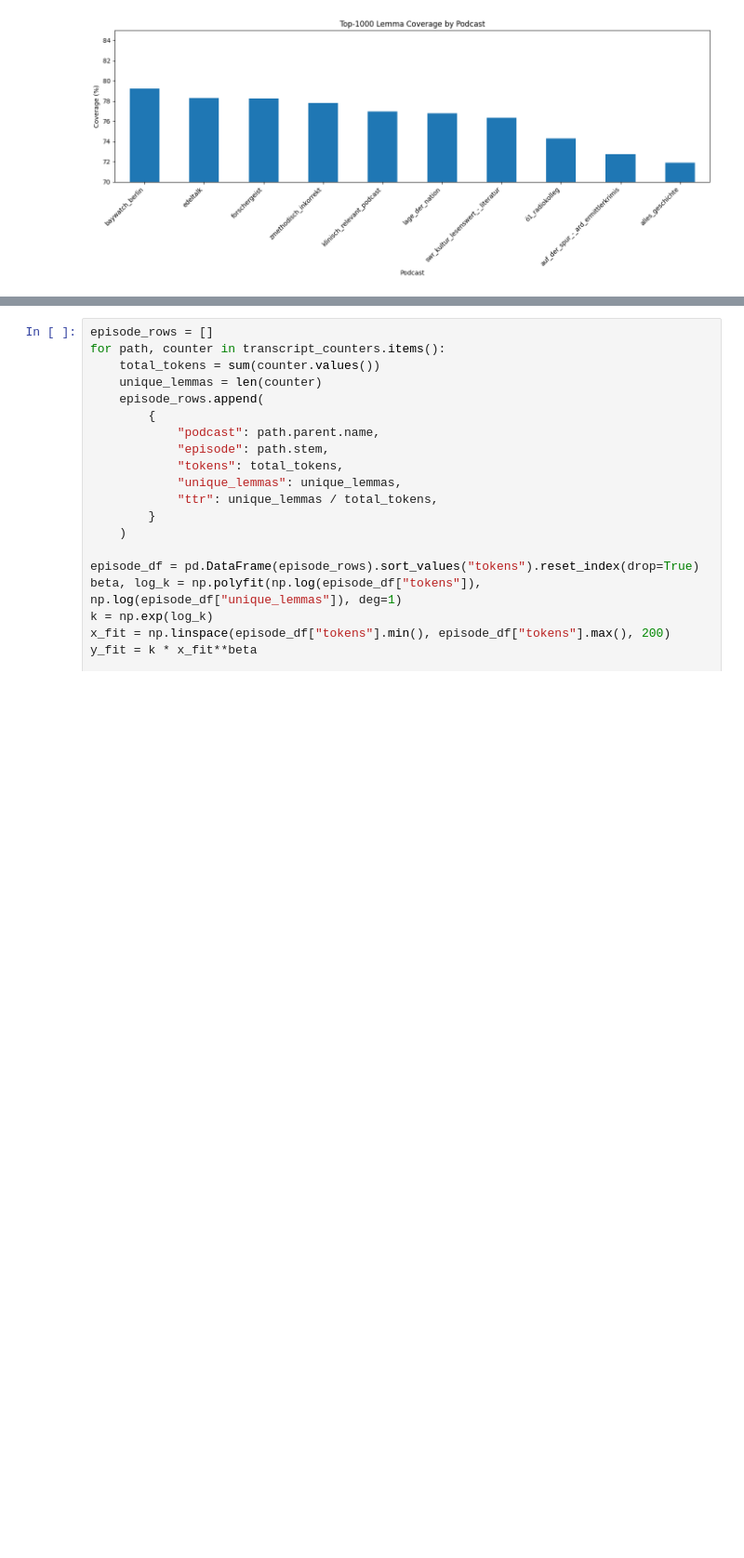
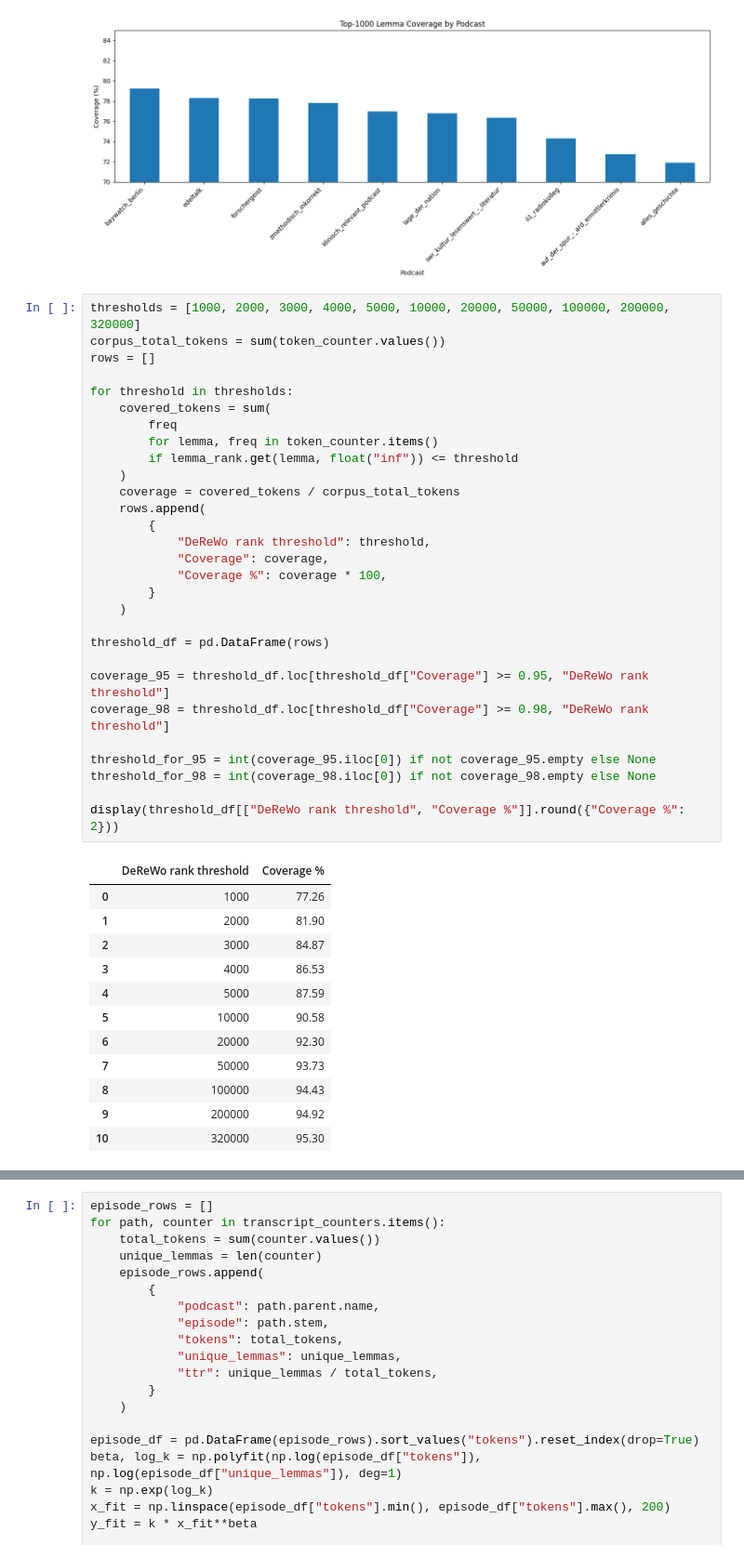
Before and after one commit to mloenker/linguistic-data-science, a Jupyter notebook: vocabulary/vocabulary.ipynb, the cells around one changed output, grey strips where cells are left out. Shown at 93% size. Saved outputs shown, nothing was run; the diff lists cells and outputs as text; blank space fills up the shorter version.

```diff
--- a/vocabulary/vocabulary.ipynb
+++ b/vocabulary/vocabulary.ipynb
@@ -180,3 +180,45 @@ plt.show()
 | 8 | auf_der_spur_-_ard_ermittlerkrimis | 54937 | 6122 | 6.02 | 72.76 |
 | 9 | alles_geschichte | 35567 | 5368 | 7.01 | 71.90 |
 [figure]
+# %%
+thresholds = [1000, 2000, 3000, 4000, 5000, 10000, 20000, 50000, 100000, 200000, 320000]
+corpus_total_tokens = sum(token_counter.values())
+rows = []
+
+for threshold in thresholds:
+    covered_tokens = sum(
+        freq
+        for lemma, freq in token_counter.items()
+        if lemma_rank.get(lemma, float("inf")) <= threshold
+    )
+    coverage = covered_tokens / corpus_total_tokens
+    rows.append(
+        {
+            "DeReWo rank threshold": threshold,
+            "Coverage": coverage,
+            "Coverage %": coverage * 100,
+        }
+    )
+
+threshold_df = pd.DataFrame(rows)
+
+coverage_95 = threshold_df.loc[threshold_df["Coverage"] >= 0.95, "DeReWo rank threshold"]
+coverage_98 = threshold_df.loc[threshold_df["Coverage"] >= 0.98, "DeReWo rank threshold"]
+
+threshold_for_95 = int(coverage_95.iloc[0]) if not coverage_95.empty else None
+threshold_for_98 = int(coverage_98.iloc[0]) if not coverage_98.empty else None
+
+display(threshold_df[["DeReWo rank threshold", "Coverage %"]].round({"Coverage %": 2}))
+# %% [output]
+|  | DeReWo rank threshold | Coverage % |
+| 0 | 1000 | 77.26 |
+| 1 | 2000 | 81.90 |
+| 2 | 3000 | 84.87 |
+| 3 | 4000 | 86.53 |
+| 4 | 5000 | 87.59 |
+| 5 | 10000 | 90.58 |
+| 6 | 20000 | 92.30 |
+| 7 | 50000 | 93.73 |
+| 8 | 100000 | 94.43 |
+| 9 | 200000 | 94.92 |
+| 10 | 320000 | 95.30 |
```
Also changed, not shown: parts of 1 cell of this notebook.
